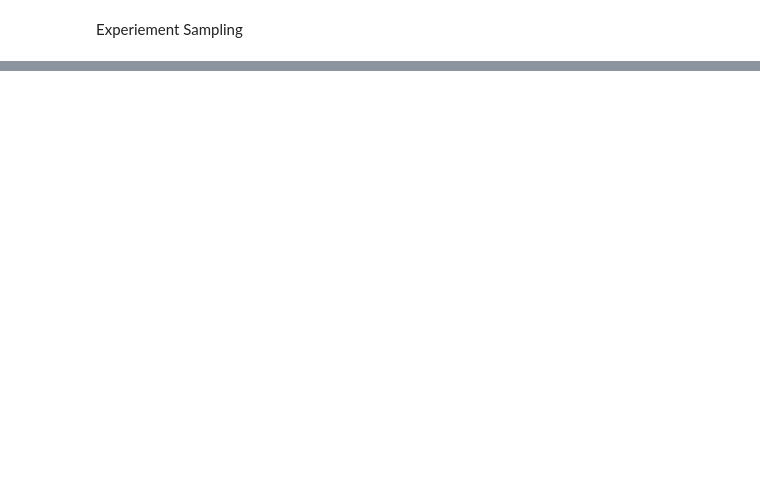
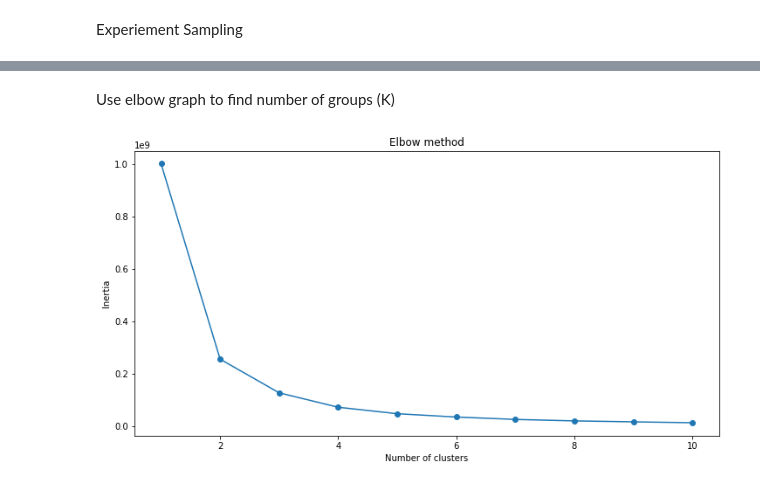
Before and after one commit to double-tea-l/AB-Testing, a Jupyter notebook: sampling.ipynb, the cells around one changed output, grey strips where cells are left out. Cells and saved outputs as stored; diff of their text form; code cells hidden in the pictures; blank space fills up the shorter version.

```diff
--- a/sampling.ipynb
+++ b/sampling.ipynb
@@ -352,0 +144,11 @@ Control and treatment groups have similar mean and stdev, p value of t-test is 0
+# %%
+x = df_agent['Number of calls']
+y = df_agent['Disatisfication Rate']
+
+data = list(zip(x, y))
+inertias = []
+
+for i in range(1,11):
+    kmeans = KMeans(n_clusters=i)
+    kmeans.fit(data)
+    inertias.append(kmeans.inertia_)
@@ -352,0 +173,11 @@ Control and treatment groups have similar mean and stdev, p value of t-test is 0
+# %% [markdown]
+Use elbow graph to find number of groups (K)
+# %%
+plt.figure(figsize=(12,6))
+plt.plot(range(1,11), inertias, marker='o')
+plt.title('Elbow method')
+plt.xlabel('Number of clusters')
+plt.ylabel('Inertia')
+plt.show()
+# %% [output]
+[figure, added]
```
Also changed, not shown: parts of 72 cells of this notebook, 5 other files.
